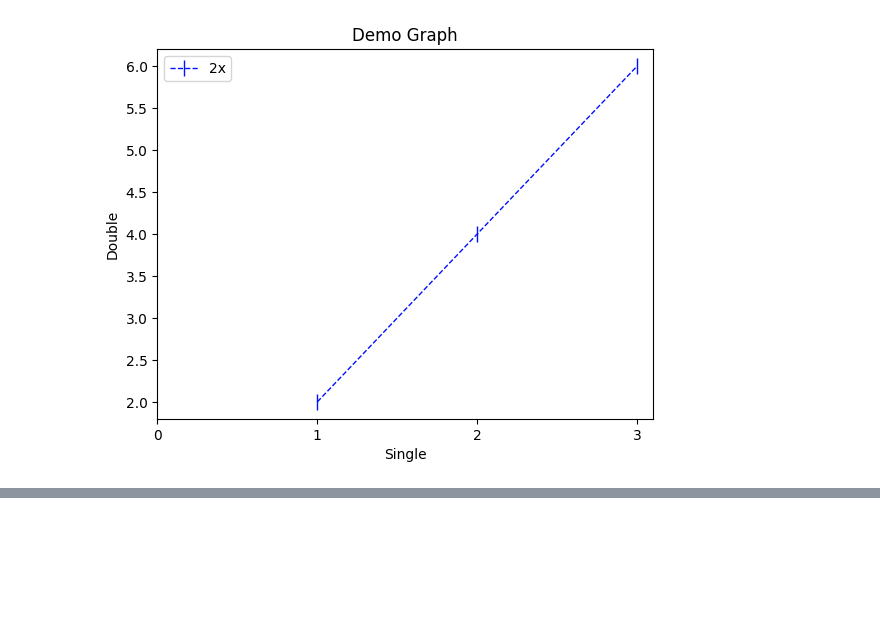
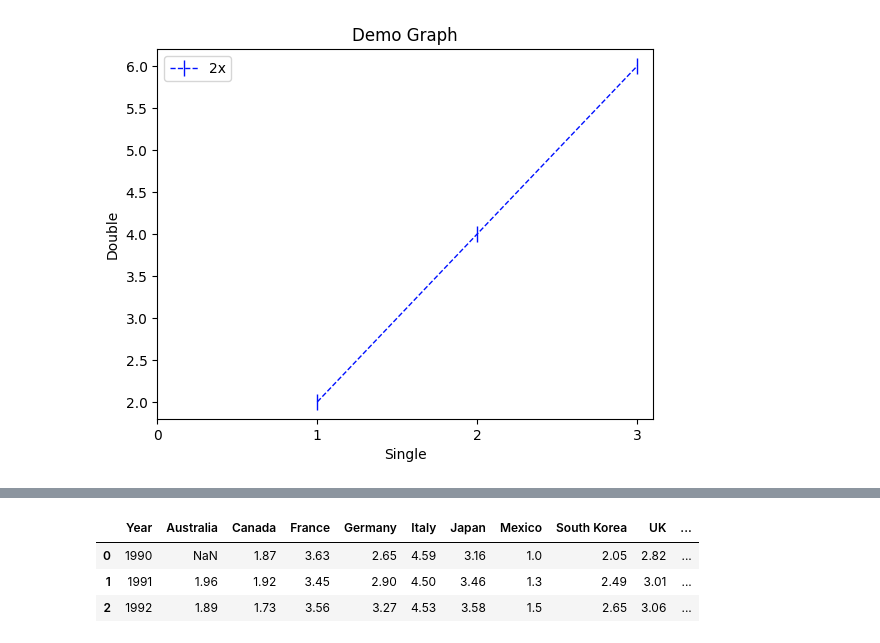
Before and after one commit to danielprinceD/DataScience, a Jupyter notebook: matplotlib.ipynb, the cells around one changed output, grey strips where cells are left out. Saved outputs shown, nothing was run; the diff lists cells and outputs as text; code cells hidden in the pictures; blank space fills up the shorter version.

```diff
--- a/matplotlib.ipynb
+++ b/matplotlib.ipynb
@@ -54,0 +89,7 @@ plt.show()
+# %%
+data.head(3)
+# %% [output]
+|  | Year | Australia | Canada | France | Germany | Italy | Japan | Mexico | South Korea | UK | ... |
+| 0 | 1990 | NaN | 1.87 | 3.63 | 2.65 | 4.59 | 3.16 | 1.0 | 2.05 | 2.82 | ... |
+| 1 | 1991 | 1.96 | 1.92 | 3.45 | 2.90 | 4.50 | 3.46 | 1.3 | 2.49 | 3.01 | ... |
+| 2 | 1992 | 1.89 | 1.73 | 3.56 | 3.27 | 4.53 | 3.58 | 1.5 | 2.65 | 3.06 | ... |
```
Also changed, not shown: parts of 9 cells of this notebook, 1 other file.
